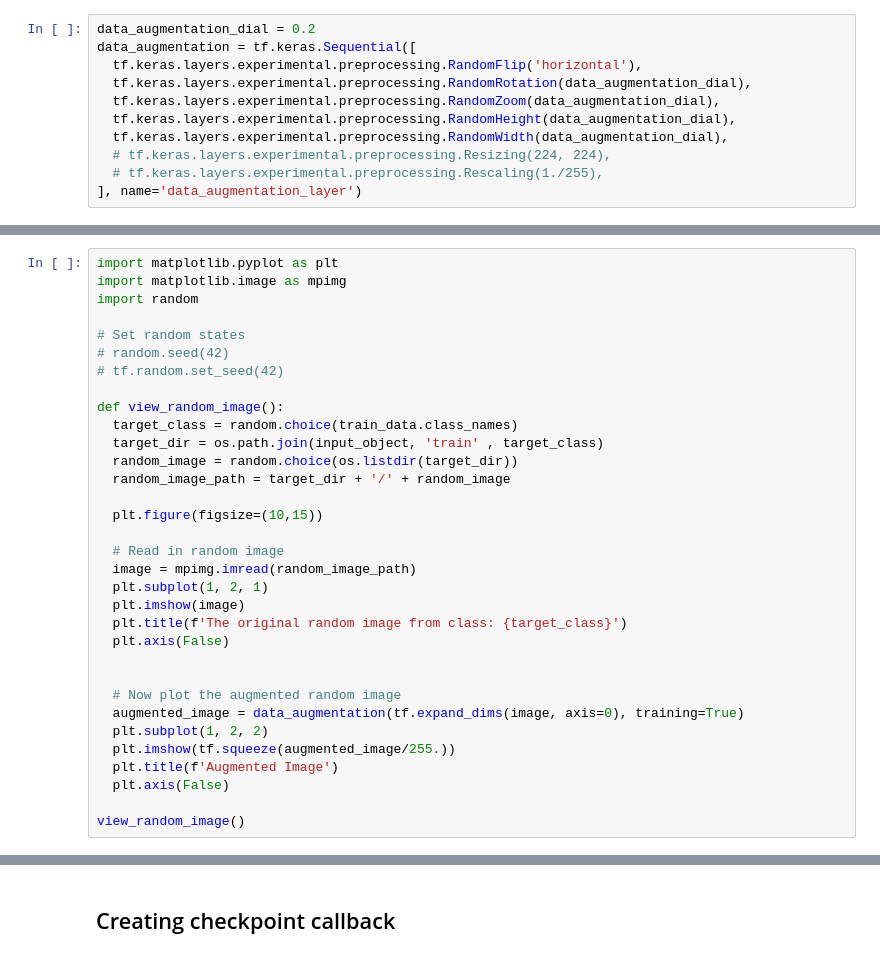
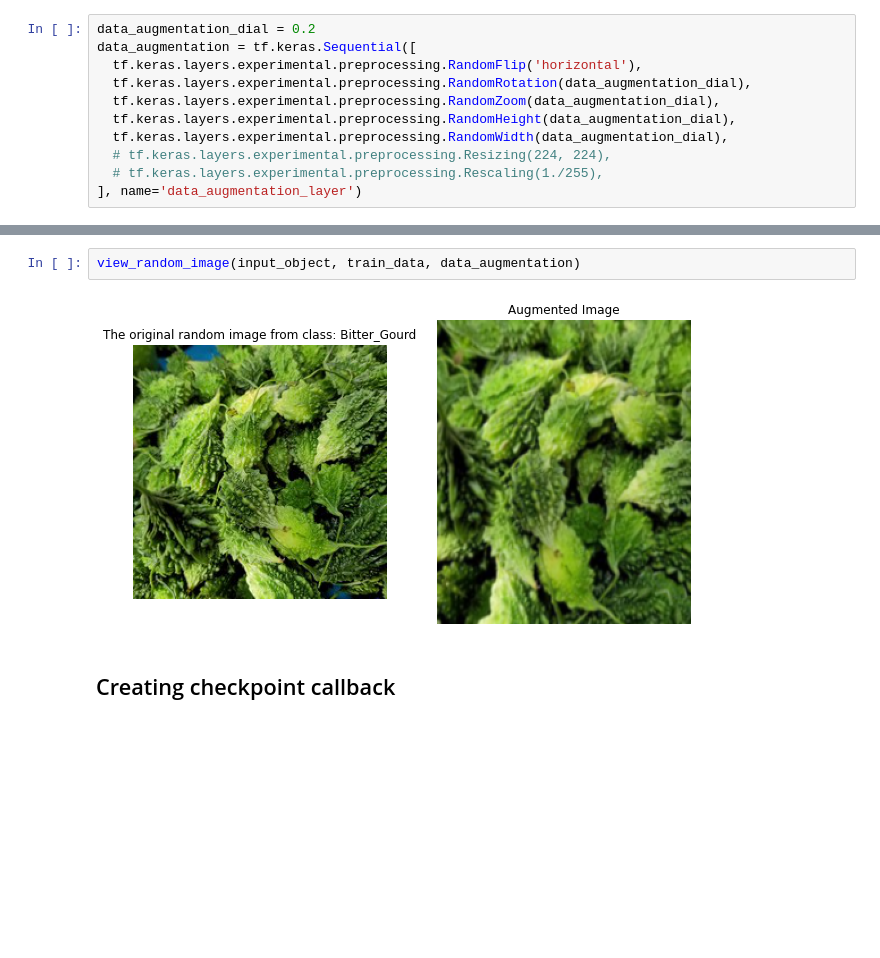
Before and after one commit to kamangir/image-classifier, a Jupyter notebook: image_classifier.ipynb, the cells around one changed output, grey strips where cells are left out. Drawn from its saved outputs; the diff is of its cells as text; blank space fills up the shorter version.

```diff
--- a/image_classifier.ipynb
+++ b/image_classifier.ipynb
@@ -139,33 +92,0 @@ data_augmentation = tf.keras.Sequential([
-# %%
-import matplotlib.pyplot as plt
-import matplotlib.image as mpimg
-import random
-
-# Set random states
-# random.seed(42)
-# tf.random.set_seed(42)
-
-def view_random_image():
-  target_class = random.choice(train_data.class_names)
-  target_dir = os.path.join(input_object, 'train' , target_class)
-  random_image = random.choice(os.listdir(target_dir))
-  random_image_path = target_dir + '/' + random_image
-
-  plt.figure(figsize=(10,15))
-
-  # Read in random image
-  image = mpimg.imread(random_image_path)
-  plt.subplot(1, 2, 1)
-  plt.imshow(image)
-  plt.title(f'The original random image from class: {target_class}')
-  plt.axis(False)
-
-
-  # Now plot the augmented random image
-  augmented_image = data_augmentation(tf.expand_dims(image, axis=0), training=True)
-  plt.subplot(1, 2, 2)
-  plt.imshow(tf.squeeze(augmented_image/255.))
-  plt.title(f'Augmented Image')
-  plt.axis(False)
-
-view_random_image()
@@ -174,3 +93,7 @@ view_random_image()
+# %%
+view_random_image(input_object, train_data, data_augmentation)
+# %% [output]
+[figure, added]
 # %% [markdown]
 ## Creating checkpoint callback
 # %%
```
Also changed, not shown: parts of 21 cells of this notebook, 2 other files.
